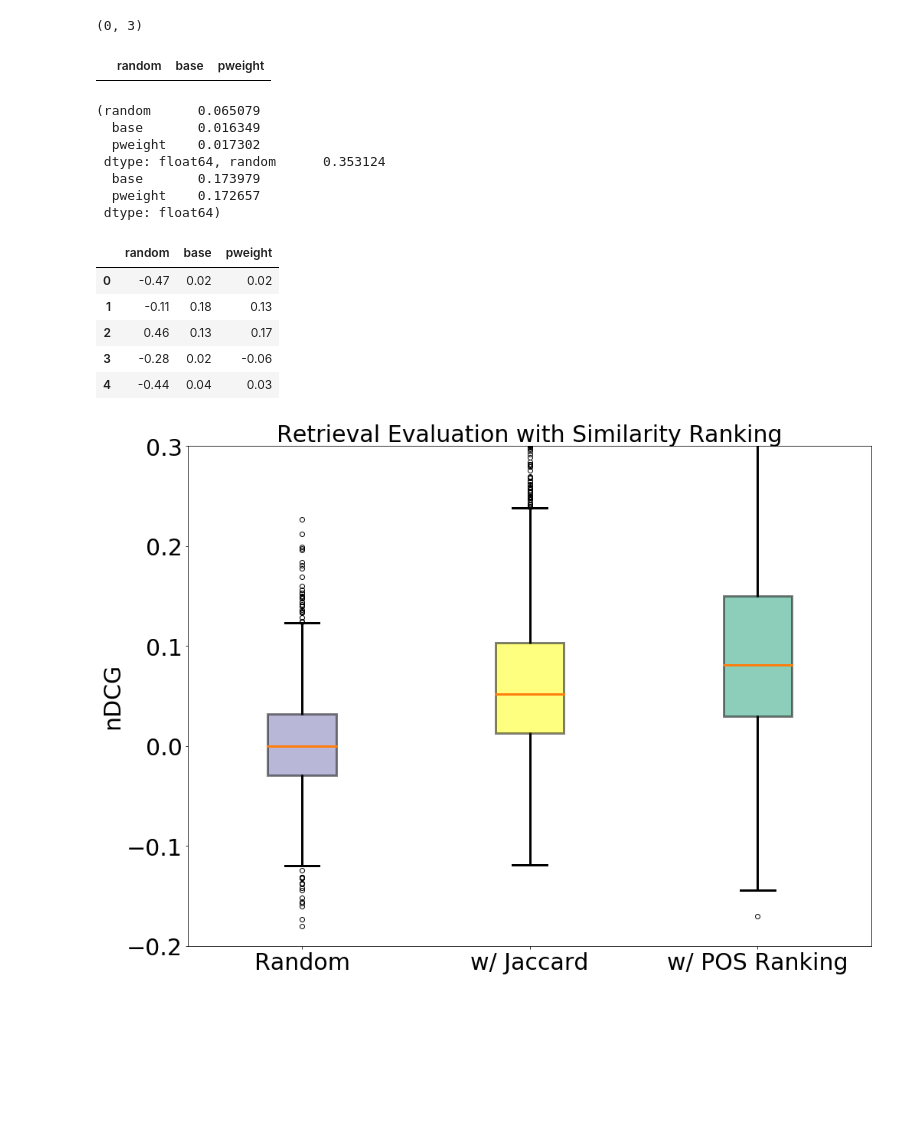
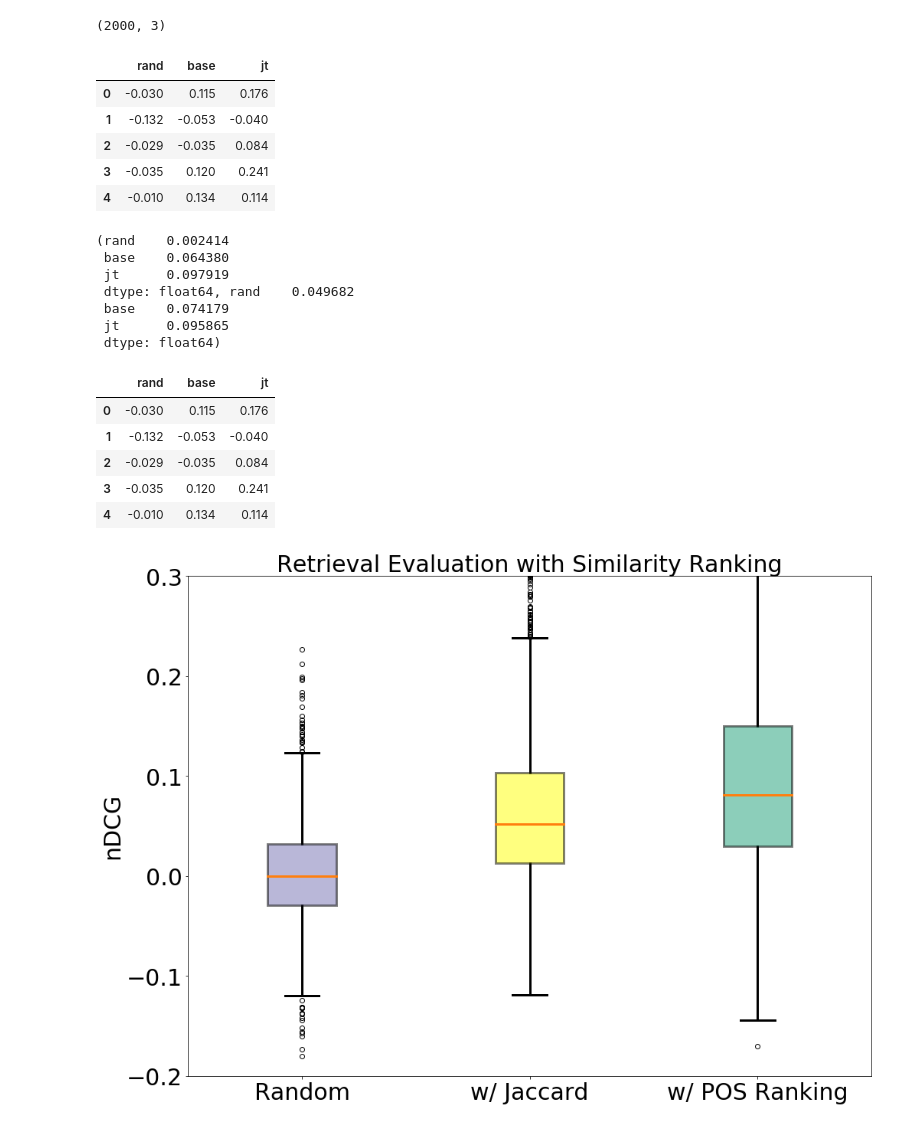
Before and after one commit to ryanchao2012/marginalbear, a Jupyter notebook: evaluate/doc2vec/show_evaluation_result.ipynb, the cells around one changed output. Saved outputs shown, nothing was run; the diff lists cells and outputs as text; code cells hidden in the pictures; blank space fills up the shorter version.

```diff
--- a/evaluate/doc2vec/show_evaluation_result.ipynb
+++ b/evaluate/doc2vec/show_evaluation_result.ipynb
@@ -6,34 +6,39 @@ import seaborn as sns
 import pandas as pd
 import numpy as np
 # %%
-# eval_result = pd.read_csv(u'data/out2.csv', names=['rand', 'base', 'jt'])
-eval_result = pd.read_csv(u'eval0909.csv')
+eval_result = pd.read_csv(u'data/out2.csv', names=['rand', 'base', 'jt'])
+# eval_result = pd.read_csv(u'eval0909.csv')
 
 print(eval_result.shape)
 eval_result.head()
 # %% [output]
-(0, 3)
+(2000, 3)
-|  | random | base | pweight |
+|  | rand | base | jt |
+| 0 | -0.030 | 0.115 | 0.176 |
+| 1 | -0.132 | -0.053 | -0.040 |
+| 2 | -0.029 | -0.035 | 0.084 |
+| 3 | -0.035 | 0.120 | 0.241 |
+| 4 | -0.010 | 0.134 | 0.114 |
 # %%
 eval_result.mean(), eval_result.std()
 # %% [output]
-(random      0.065079
-  base       0.016349
-  pweight    0.017302
- dtype: float64, random      0.353124
-  base       0.173979
-  pweight    0.172657
+(rand    0.002414
+ base    0.064380
+ jt      0.097919
+ dtype: float64, rand    0.049682
+ base    0.074179
+ jt      0.095865
  dtype: float64)
 # %%
 data = eval_result
 data.head()
 # %% [output]
-|  | random | base | pweight |
-| 0 | -0.47 | 0.02 | 0.02 |
-| 1 | -0.11 | 0.18 | 0.13 |
-| 2 | 0.46 | 0.13 | 0.17 |
-| 3 | -0.28 | 0.02 | -0.06 |
-| 4 | -0.44 | 0.04 | 0.03 |
+|  | rand | base | jt |
+| 0 | -0.030 | 0.115 | 0.176 |
+| 1 | -0.132 | -0.053 | -0.040 |
+| 2 | -0.029 | -0.035 | 0.084 |
+| 3 | -0.035 | 0.120 | 0.241 |
+| 4 | -0.010 | 0.134 | 0.114 |
 # %%
 # Create a figure instance
 fig = plt.figure(1, figsize=(16, 12))
```
Also changed, not shown: 1 other file.
